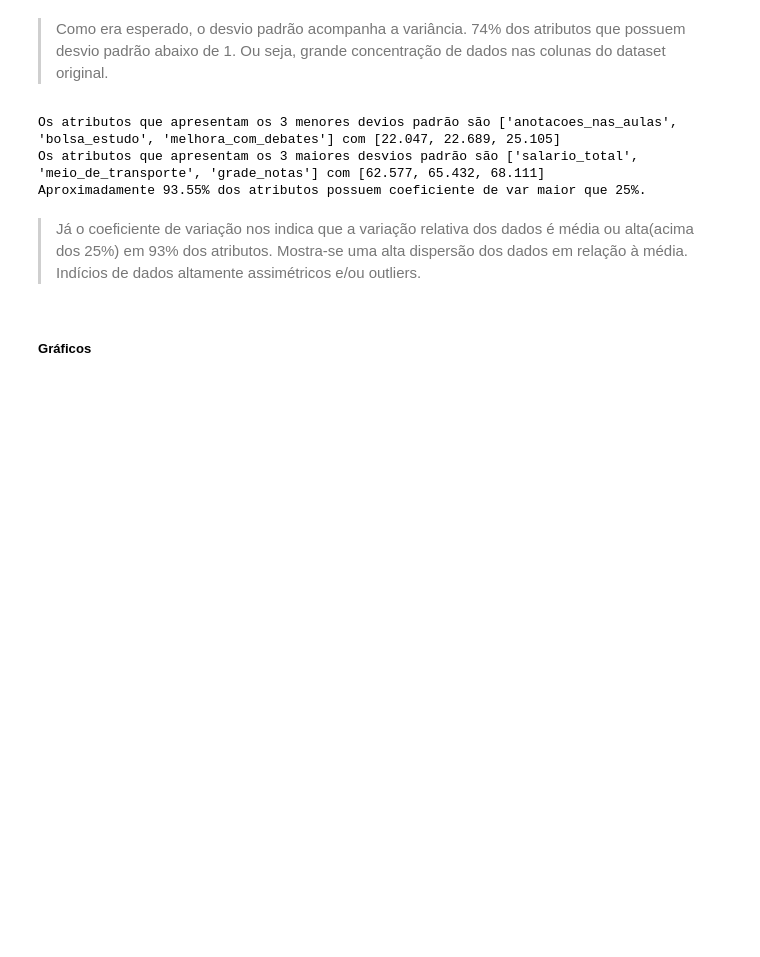
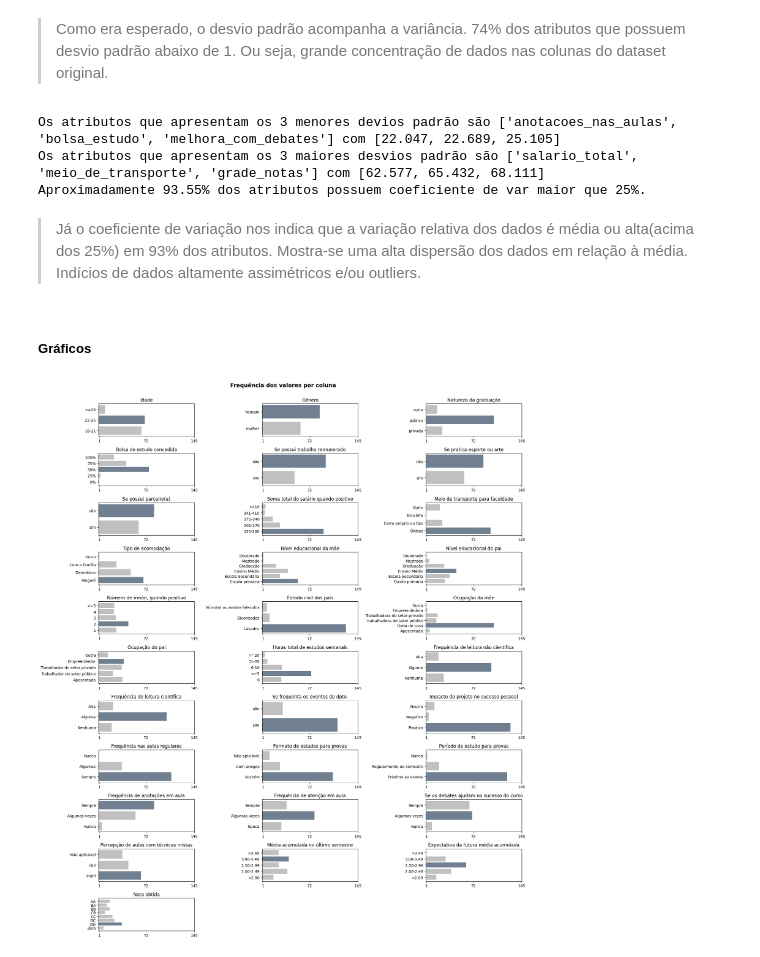
Before and after one commit to IqueMoraes/mvp_analise_exploratoria_e_pre_processamento, a Jupyter notebook: MVP_.ipynb, the cells around one changed output. Saved outputs shown, nothing was run; the diff lists cells and outputs as text; code cells hidden in the pictures; blank space fills up the shorter version.

```diff
--- a/MVP_.ipynb
+++ b/MVP_.ipynb
@@ -877,3 +877,45 @@ Aproximadamente 93.55% dos atributos possuem coeficiente de var maior que 25%.
 > Já o coeficiente de variação nos indica que a variação relativa dos dados é média ou alta(acima dos 25%) em 93% dos atributos. Mostra-se uma alta dispersão dos dados em relação à média. Indícios de dados altamente assimétricos e/ou outliers.
 # %% [markdown]
 ##### Gráficos
+# %%
+stds_filtered_df = students_df.loc[:].drop(['id_estudante', 'id_curso'], axis=1)
+# %%
+columns = stds_filtered_df.columns
+
+# função para puxar informações e valores já existentes no código
+def values_and_labels_freq(indx):
+    dict_info = dict_labels[columns[indx]]
+    labels = [str(label) for label in dict_info[1].values()]
+    values = full_describe.loc[columns[indx], [('Soma de frequência', str(key)) for key in dict_info[1].keys()]]
+    title = dict_info[0]
+    return values, labels, title
+
+# função que engloba os 30 subplots de forma mais legível
+fig, axs = plt.subplots(nrows=11, ncols=3, figsize=(18, 20), layout='constrained')
+
+# loop para inserir dados nos subplot de forma automatizada
+for i, ax in enumerate(axs.flat):
+    # condicional para não exibir subplots vazios
+    if i < len(columns):
+        values, labels, title = values_and_labels_freq(i)
+
+        # condicionando cor diferente para o índice de maior valor
+        colors = ['slategrey' if i == np.argmax(values) else 'silver' for i in range(len(values))]
+        # plota o gráfico de barras horizontais no subplot atual
+
+        ax.barh(y=labels, width=values, color=colors, height=0.8)
+        # # adicona os números de ref no gráfico
+        ax.set_xticks([1, 72, 145 ])
+
+        # # atribui como título do subplot o nome da coluna
+        ax.set_title(title)
+    else:
+        # cancela a renderização do subplot vazio
+        ax.axis('off')
+
+# para um ajuste automático dos subplots na figura
+plt.tight_layout()
+fig.suptitle('Frequência dos valores por coluna', y=1.02, fontweight='demibold', fontsize='x-large')
+plt.show()
+# %% [output]
+[figure, added]
```
Also changed, not shown: parts of 1 cell of this notebook.
